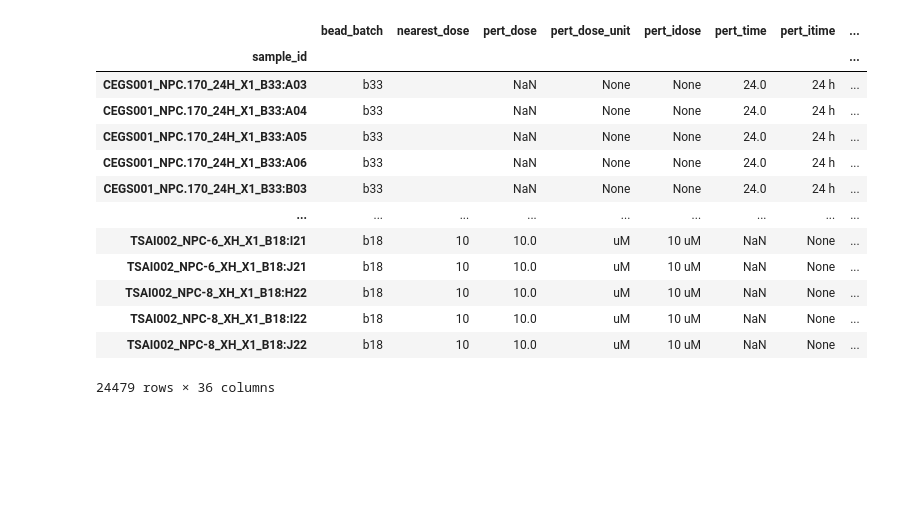
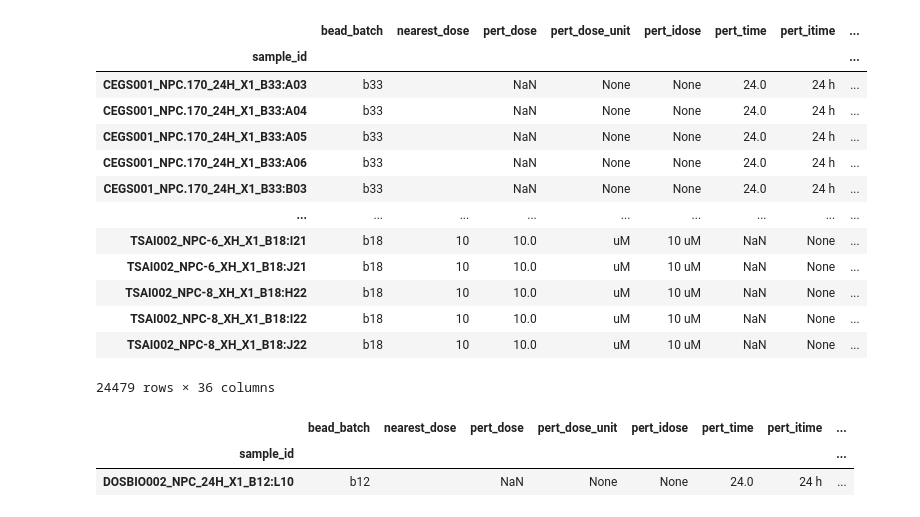
Before and after one commit to animichellegalstyan/prnet_eval, a Jupyter notebook: preprocessing_notebook.ipynb, the cells around one changed output. Saved outputs shown, nothing was run; the diff lists cells and outputs as text; code cells hidden in the pictures; blank space fills up the shorter version.

```diff
--- a/preprocessing/preprocessing_notebook.ipynb
+++ b/preprocessing_notebook.ipynb
@@ -419,3 +308,10 @@ control_pert_pairs
 | TSAI002_NPC-8_XH_X1_B18:I22 | b18 | 10 | 10.0 | uM | 10 uM | NaN | None | ... |
 | TSAI002_NPC-8_XH_X1_B18:J22 | b18 | 10 | 10.0 | uM | 10 uM | NaN | None | ... |
 24479 rows × 36 columns
+# %%
+control_sample_id = lincs_adata.obs[lincs_adata.obs.index == "DOSBIO002_NPC_24H_X1_B12:L10"]
+control_sample_id
+# %% [output]
+|  | bead_batch | nearest_dose | pert_dose | pert_dose_unit | pert_idose | pert_time | pert_itime | ... |
+| sample_id |  |  |  |  |  |  |  | ... |
+| DOSBIO002_NPC_24H_X1_B12:L10 | b12 |  | NaN | None | None | 24.0 | 24 h | ... |
```
Also changed, not shown: parts of 12 cells of this notebook, 2 other files.
